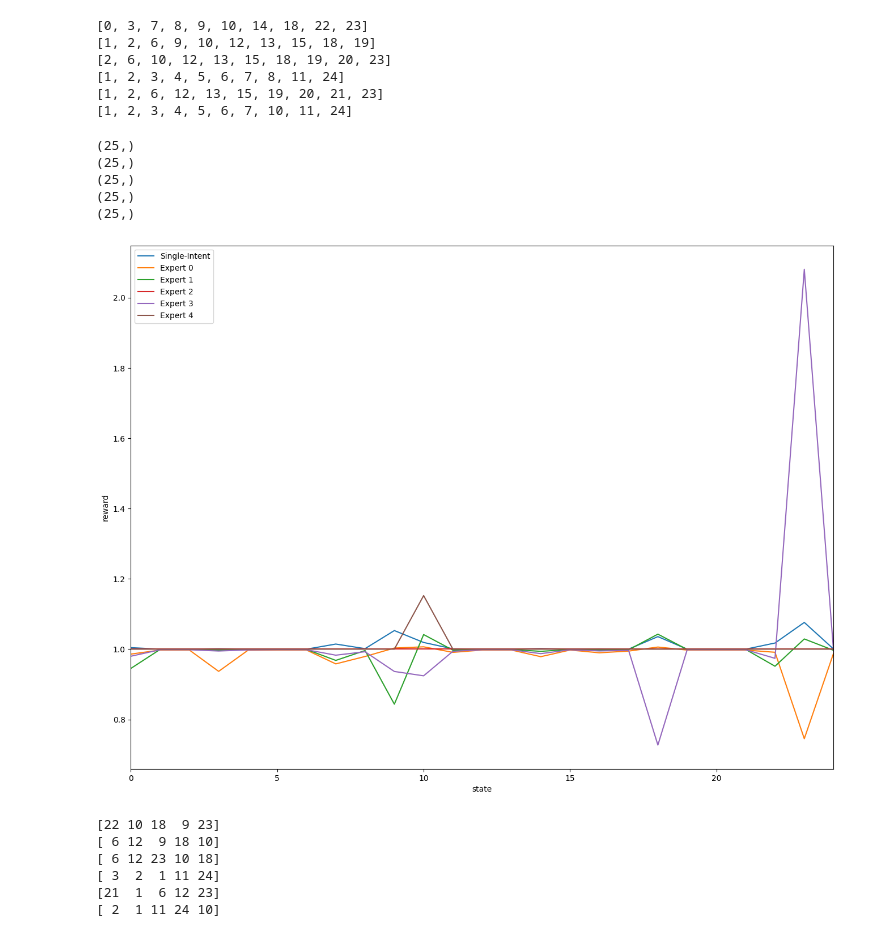
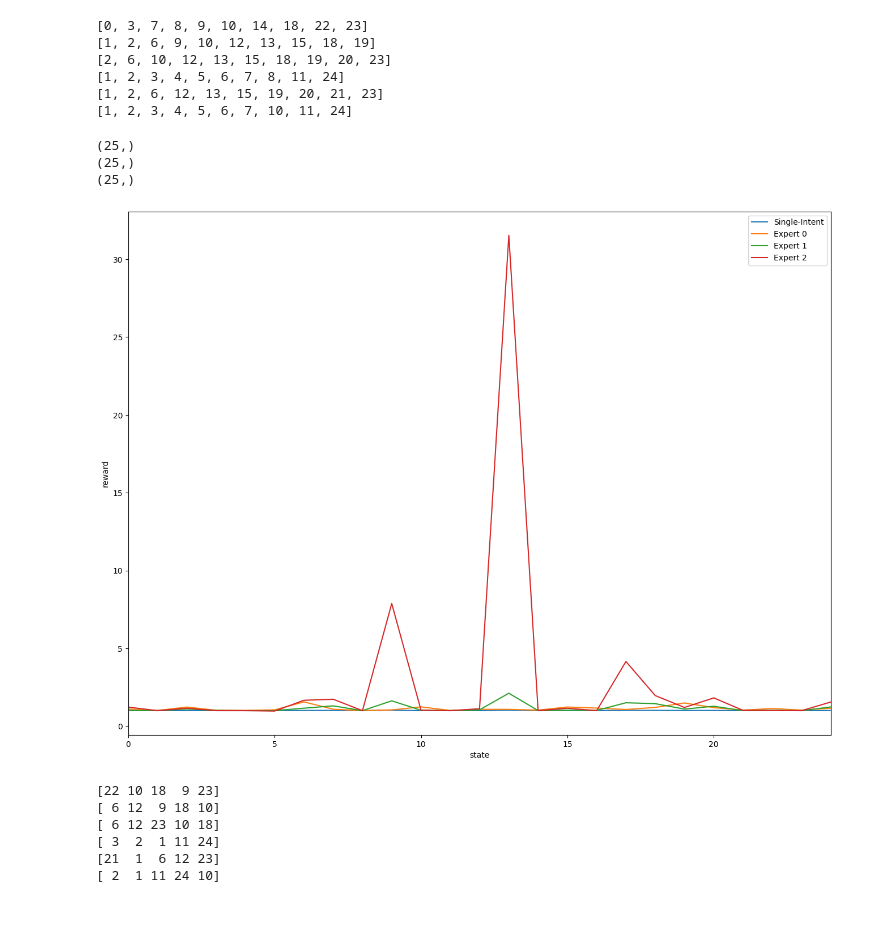
Before and after one commit to isabelkim/MI-IRL-KP, a Jupyter notebook: mdp.ipynb, the cells around one changed output. Cells and saved outputs as stored; diff of their text form; code cells hidden in the pictures.

```diff
--- a/mdp.ipynb
+++ b/mdp.ipynb
@@ -121,6 +125,5 @@ save_single_intent_results([10, 15, 25, 60, 80, 100])
 # %%
 reward = []
 
-with np.load('data/results/single_intent_10.npz') as data:
+with np.load('data/results/single_intent_36.npz') as data:
     reward = data['reward']
-    print(reward.shape)
@@ -188,4 +198,0 @@ plot_multiple_reward_heatmaps(rewards)
-# %%
-with np.load("data/experiments/trial_1701143809.049189_25.npz") as data:
-    print(data['theta'].shape)
-    print(data['theta'])
@@ -250,0 +240,3 @@ data/experiments/trial_1701641998.780796_80.npz
+# %%
+with np.load("data/experiments/trial_1701659681.934197_25.npz"):
+    theta =
@@ -250,0 +245,4 @@ data/experiments/trial_1701641998.780796_80.npz
+# %%
+u_test = None
+with np.load("data/experiments/trial_1701659681.934197_25.npz") as data:
+    u_test = data['u']
@@ -315,43 +317,46 @@ for k in range(K):
 [1, 2, 6, 12, 13, 15, 19, 20, 21, 23]
 [1, 2, 3, 4, 5, 6, 7, 10, 11, 24]
 # %%
-with np.load("data/experiments/trial_1701143809.049189.npz") as data:
+with np.load("data/experiments/trial_1701659681.934197_25.npz") as data:
     rho = data['rho']
     u = data['u']
     theta = data['theta']
+
+    reward = None
+
+    with np.load("data/results/single_intent_25.npz") as d:
+        reward = d['reward']
 
     k = len(rho)
     states = len(theta[0])
     state_encoder = OneHotEncoder(sparse=False, categories= [np.arange(states)])
     features = state_encoder.fit_transform(np.arange(states).reshape(-1, 1))
 
     x = np.arange(states)
 
 
     fig, ax = plt.subplots(figsize=(16, 12))
 
-    ax.plot(x, reward_single, label="Single-Intent")
+    ax.plot(x, reward, label="Single-Intent")
 
     for i in range(k):
         print(features.dot(theta[i]).shape)
         ax.plot(x, features.dot(theta[i]), label=f"Expert {i}")
 
     ax.legend()
     # Setting the x-axis and y-axis labels
     ax.set_xlabel('state')
     ax.set_ylabel('reward')
 
     # Setting the x-axis range from 0 to 99
     ax.set_xlim([0, states - 1])
 
     plt.show()
 # %% [output]
 (25,)
 (25,)
 (25,)
-(25,)
-(25,)
-[figure, old version]
+[figure, new version]
 # %%
 feautres
 # %%
```
Also changed, not shown: parts of 20 cells of this notebook, 7 other files.
